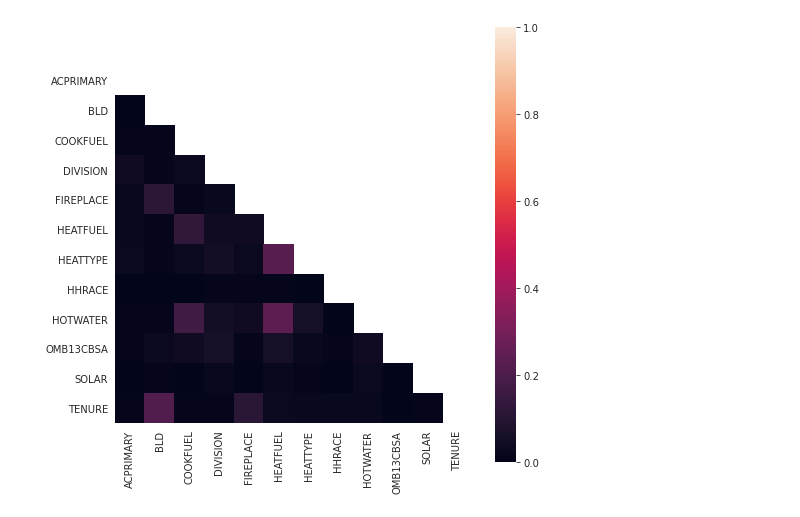
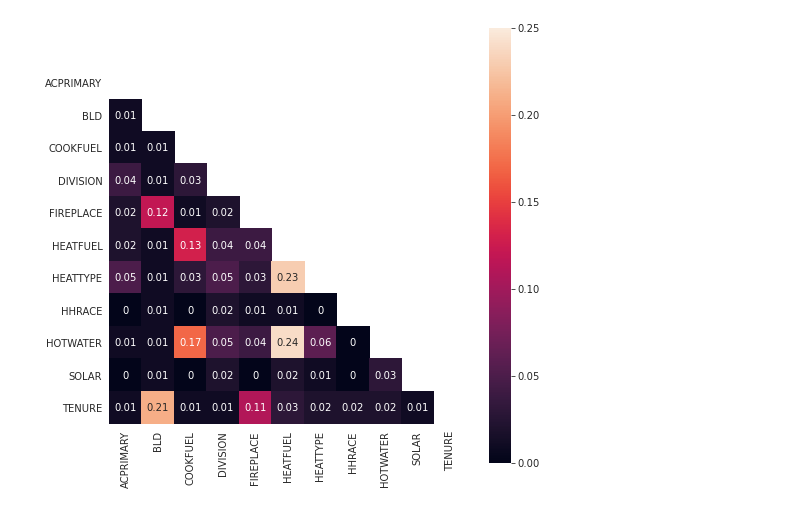
Before and after one commit to alex-maleno/BTCMiningCO2Footprint, a Jupyter notebook: planB/data/Categorical Correlation Matrix.ipynb, the cells around one changed output. Drawn from its saved outputs; the diff is of its cells as text; code cells hidden in the pictures.

```diff
--- a/planB/data/Categorical Correlation Matrix.ipynb
+++ b/planB/data/Categorical Correlation Matrix.ipynb
@@ -7,7 +7,7 @@ import seaborn as sns
 import matplotlib.pyplot as plt
 
 # Read in dataset (v2, v3, etc)
-Cleaned_data_v2 = pd.read_csv('cleaned_data_v2.csv').drop(columns=['Unnamed: 0','Unnamed: 0.1'])
+data = pd.read_csv('final_cleaned_data.csv')
 Predictors = pd.read_csv('Predictors.csv').drop(columns=['Description', 'Values', 'Tab in Excel Sheet'])
 # %%
 # Make Predictors just categorical
@@ -22,11 +22,11 @@ for i in Predictors['Data Type']:
 Categorical_features = Predictors['Column Name'].drop(columns=['Data Type']).tolist()
 # %%
 # Filter data for just categorical
-for i in Cleaned_data_v2:
+for i in data:
     if i not in Categorical_features:
-        Cleaned_data_v2 = Cleaned_data_v2.drop(columns=[i])
+        data = data.drop(columns=[i])
 
-Categorical_data = Cleaned_data_v2
+Categorical_data = data
 # %%
 #Source: https://www.kaggle.com/chrisbss1/cramer-s-v-correlation-matrix
 label = preprocessing.LabelEncoder()
@@ -58,12 +58,12 @@ Categorical_Correlation_Matrix = pd.DataFrame(cramers_results, columns = data_en
 # %%
 # Creating a correlation heatmap
 mask = np.zeros_like(Categorical_Correlation_Matrix, dtype=np.bool)
 mask[np.triu_indices_from(mask)] = True
 
 plt.figure(figsize=(8,8))
 with sns.axes_style("white"):
-    ax = sns.heatmap(Categorical_Correlation_Matrix, mask=mask,vmin=0., vmax=1, square=True)
+    ax = sns.heatmap(Categorical_Correlation_Matrix, mask=mask,vmin=0., vmax=0.25, annot=True, square=True)
 
 plt.show()
 # %% [output]
-[figure, old version]
+[figure, new version]
```
Also changed, not shown: 5 other files.
